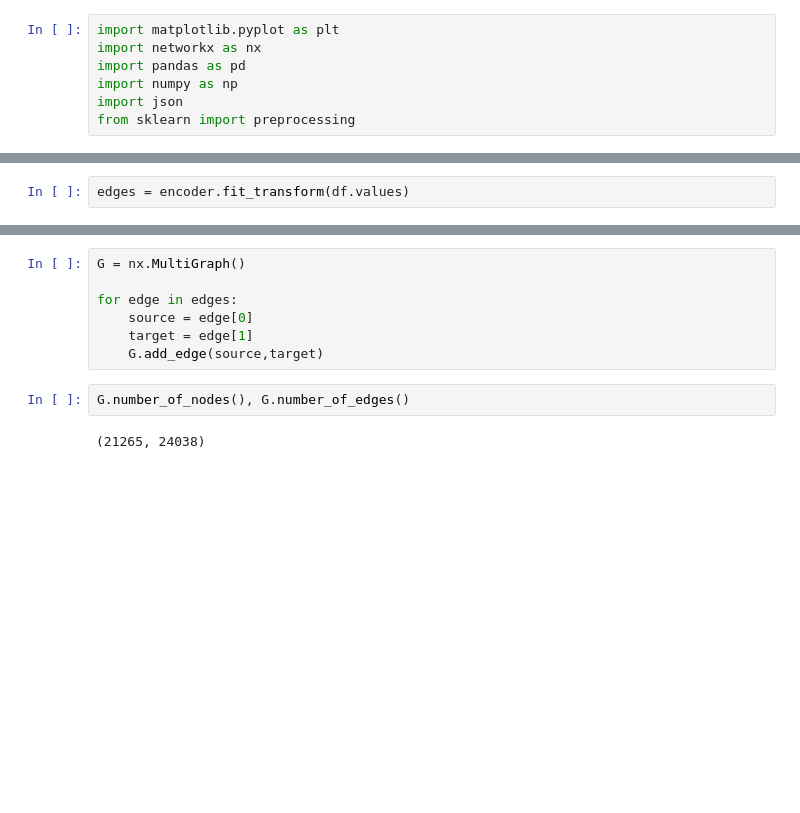
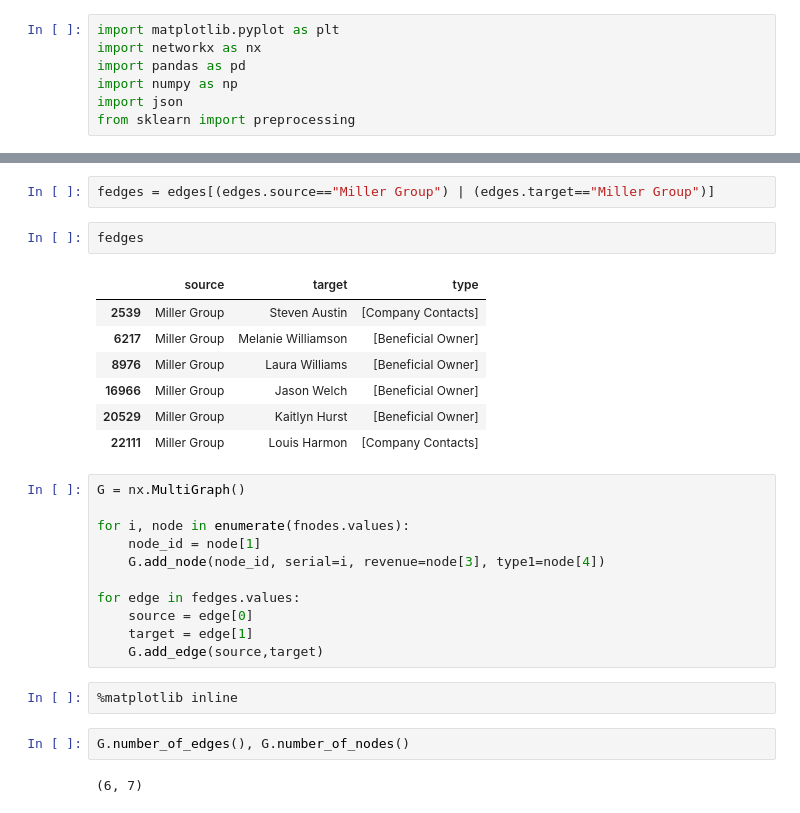
Before and after one commit to visualprojects/challengeVis23, a Jupyter notebook: BASE.ipynb, the cells around one changed output, grey strips where cells are left out. Cells and saved outputs as stored; diff of their text form; blank space fills up the shorter version.

```diff
--- a/BASE.ipynb
+++ b/BASE.ipynb
@@ -43,2 +84,0 @@ encoder = preprocessing.OrdinalEncoder()
-# %%
-edges = encoder.fit_transform(df.values)
@@ -45,13 +147,31 @@ edges = encoder.fit_transform(df.values)
+# %%
+fedges = edges[(edges.source=="Miller Group") | (edges.target=="Miller Group")]
+# %%
+fedges
+# %% [output]
+|  | source | target | type |
+| 2539 | Miller Group | Steven Austin | [Company Contacts] |
+| 6217 | Miller Group | Melanie Williamson | [Beneficial Owner] |
+| 8976 | Miller Group | Laura Williams | [Beneficial Owner] |
+| 16966 | Miller Group | Jason Welch | [Beneficial Owner] |
+| 20529 | Miller Group | Kaitlyn Hurst | [Beneficial Owner] |
+| 22111 | Miller Group | Louis Harmon | [Company Contacts] |
 # %%
 G = nx.MultiGraph()
 
-for edge in edges:
+for i, node in enumerate(fnodes.values):
+    node_id = node[1]
+    G.add_node(node_id, serial=i, revenue=node[3], type1=node[4])
+
+for edge in fedges.values:
     source = edge[0]
     target = edge[1]
     G.add_edge(source,target)
+# %%
+%matplotlib inline
 # %%
-G.number_of_nodes(), G.number_of_edges()
+G.number_of_edges(), G.number_of_nodes()
 # %% [output]
-(21265, 24038)
+(6, 7)
 # %%
 nx.draw(G)
```
Also changed, not shown: parts of 40 cells of this notebook.
